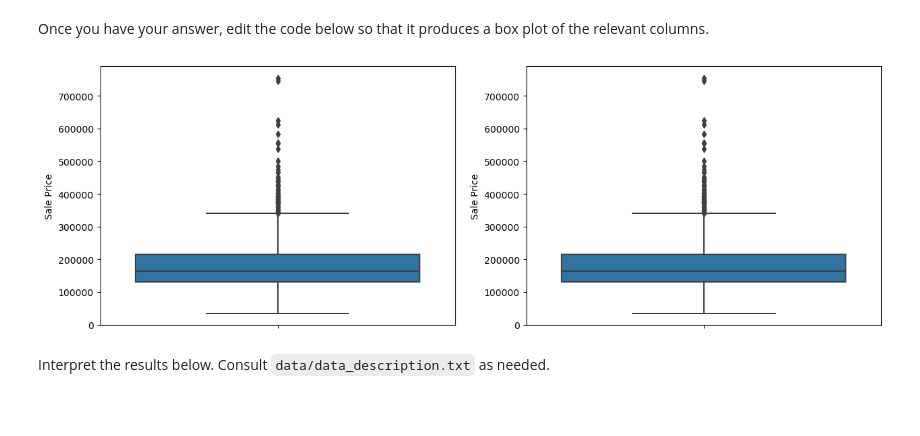
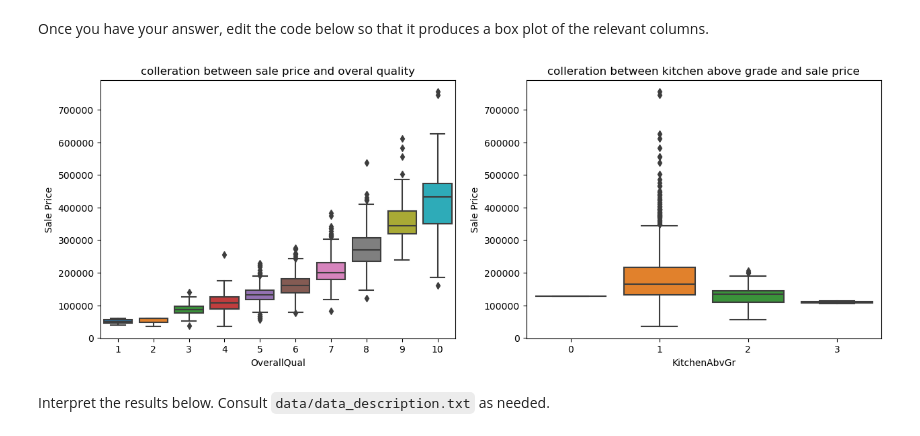
Before and after one commit to caroline-gitari/dsc-pandas-eda-lab, a Jupyter notebook: index.ipynb, the cells around one changed output. Saved outputs shown, nothing was run; the diff lists cells and outputs as text; code cells hidden in the pictures; blank space fills up the shorter version.

```diff
--- a/index.ipynb
+++ b/index.ipynb
@@ -425,31 +425,31 @@ Once you have your answer, edit the code below so that it produces a box plot of
 # %%
 # Replace None with appropriate code
 
 import seaborn as sns
 
 fig, (ax1, ax2) = plt.subplots(ncols=2, figsize=(15,5))
 
 # Plot distribution of column with highest correlation
 sns.boxplot(
-    x=None,
+    x=df['OverallQual'],
     y=df["SalePrice"],
     ax=ax1
 )
 # Plot distribution of column with most negative correlation
 sns.boxplot(
-    x=None,
+    x=df['KitchenAbvGr'],
     y=df["SalePrice"],
     ax=ax2
 )
 
-# Customize labels
-ax1.set_title(None)
-ax1.set_xlabel(None)
+# Customised label
+ax1.set_title('colleration between sale price and overal quality')
+ax1.set_xlabel('OverallQual')
 ax1.set_ylabel("Sale Price")
-ax2.set_title(None)
-ax2.set_xlabel(None)
+ax2.set_title('colleration between kitchen above grade and sale price')
+ax2.set_xlabel('KitchenAbvGr')
 ax2.set_ylabel("Sale Price");
 # %% [output]
-[figure, old version]
+[figure, new version]
 # %% [markdown]
 Interpret the results below. Consult `data/data_description.txt` as needed.
```
Also changed, not shown: parts of 7 cells of this notebook.
